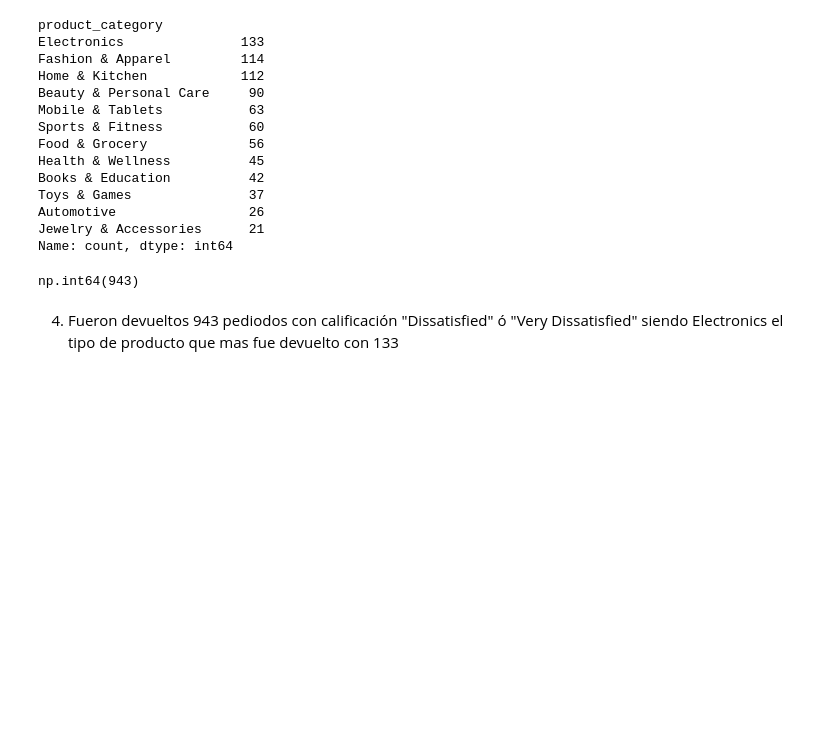
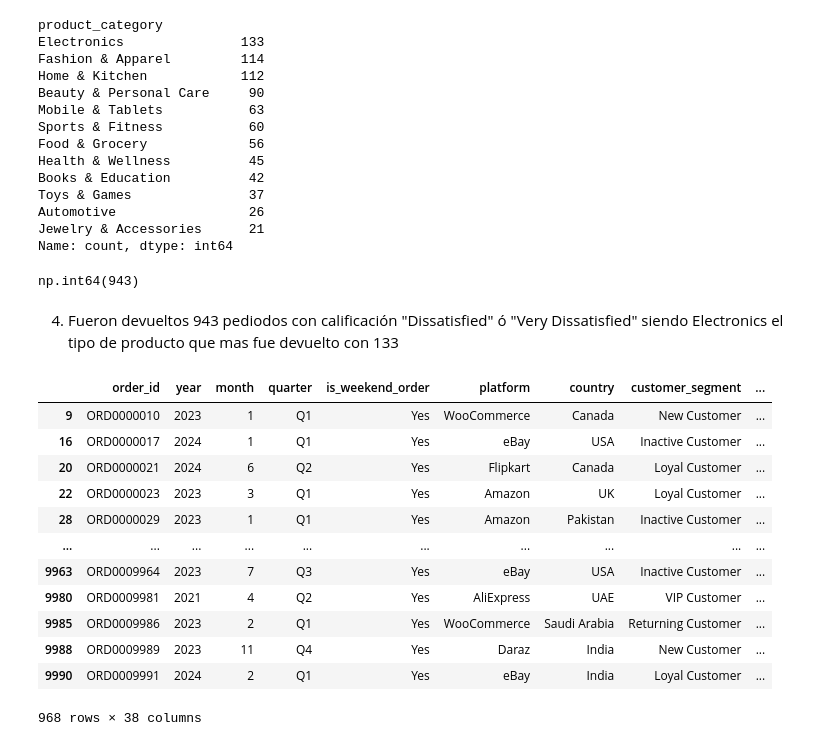
Before and after one commit to Sebast68h/Taller-4-Aplicaciones, a Jupyter notebook: taller4.ipynb, the cells around one changed output. Saved outputs shown, nothing was run; the diff lists cells and outputs as text; code cells hidden in the pictures; blank space fills up the shorter version.

```diff
--- a/taller4.ipynb
+++ b/taller4.ipynb
@@ -92,5 +92,21 @@ cf["product_category"].value_counts().sum()
 np.int64(943)
 # %% [markdown]
 4. Fueron devueltos 943 pediodos con calificación "Dissatisfied" ó "Very Dissatisfied" siendo Electronics el tipo de producto que mas fue devuelto con 133
+# %%
+df.query("is_weekend_order == 'Yes' and discount_pct == 0")
+# %% [output]
+|  | order_id | year | month | quarter | is_weekend_order | platform | country | customer_segment | ... |
+| 9 | ORD0000010 | 2023 | 1 | Q1 | Yes | WooCommerce | Canada | New Customer | ... |
+| 16 | ORD0000017 | 2024 | 1 | Q1 | Yes | eBay | USA | Inactive Customer | ... |
+| 20 | ORD0000021 | 2024 | 6 | Q2 | Yes | Flipkart | Canada | Loyal Customer | ... |
+| 22 | ORD0000023 | 2023 | 3 | Q1 | Yes | Amazon | UK | Loyal Customer | ... |
+| 28 | ORD0000029 | 2023 | 1 | Q1 | Yes | Amazon | Pakistan | Inactive Customer | ... |
+| ... | ... | ... | ... | ... | ... | ... | ... | ... | ... |
+| 9963 | ORD0009964 | 2023 | 7 | Q3 | Yes | eBay | USA | Inactive Customer | ... |
+| 9980 | ORD0009981 | 2021 | 4 | Q2 | Yes | AliExpress | UAE | VIP Customer | ... |
+| 9985 | ORD0009986 | 2023 | 2 | Q1 | Yes | WooCommerce | Saudi Arabia | Returning Customer | ... |
+| 9988 | ORD0009989 | 2023 | 11 | Q4 | Yes | Daraz | India | New Customer | ... |
+| 9990 | ORD0009991 | 2024 | 2 | Q1 | Yes | eBay | India | Loyal Customer | ... |
+968 rows × 38 columns
 # %%
 df.query("customer_segment == 'Inactive Customer' and discount_pct > 30")
```
Also changed, not shown: parts of 1 cell of this notebook.
